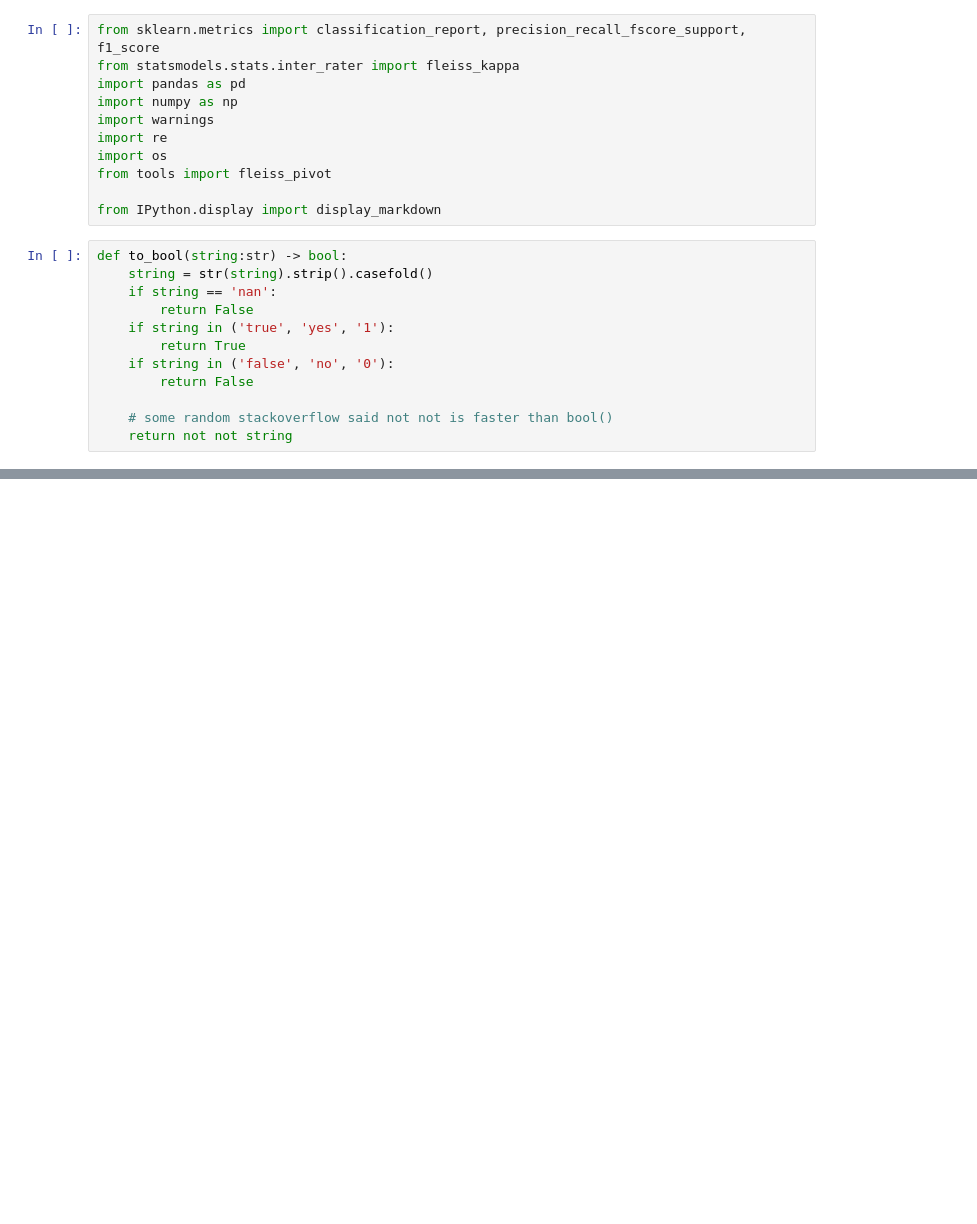
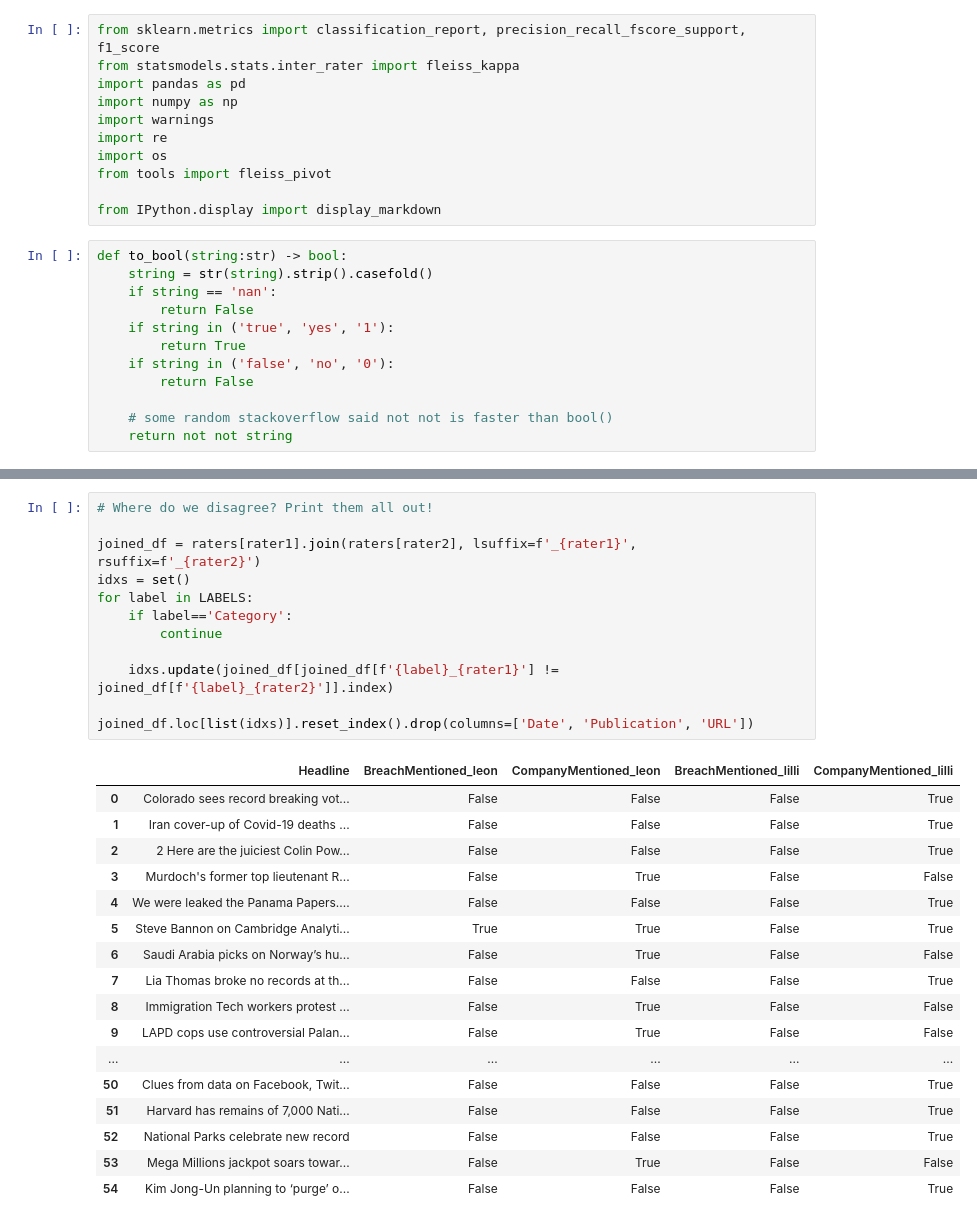
Before and after one commit to Pop101/BreachNews, a Jupyter notebook: classify/irr/irr.ipynb, the cells around one changed output, grey strips where cells are left out. Saved outputs shown, nothing was run; the diff lists cells and outputs as text; blank space fills up the shorter version.

Commit message:
Add disagreements to IRR

```diff
--- a/classify/irr/irr.ipynb
+++ b/classify/irr/irr.ipynb
@@ -181,0 +180,30 @@ Overall IRR: 0.5158170951556529
+# %%
+# Where do we disagree? Print them all out!
+
+joined_df = raters[rater1].join(raters[rater2], lsuffix=f'_{rater1}', rsuffix=f'_{rater2}')
+idxs = set()
+for label in LABELS:
+    if label=='Category':
+        continue
+
+    idxs.update(joined_df[joined_df[f'{label}_{rater1}'] != joined_df[f'{label}_{rater2}']].index)
+
+joined_df.loc[list(idxs)].reset_index().drop(columns=['Date', 'Publication', 'URL'])
+# %% [output]
+|  | Headline | BreachMentioned_leon | CompanyMentioned_leon | BreachMentioned_lilli | CompanyMentioned_lilli |
+| 0 | Colorado sees record breaking vot... | False | False | False | True |
+| 1 | Iran cover-up of Covid-19 deaths ... | False | False | False | True |
+| 2 | 2 Here are the juiciest Colin Pow... | False | False | False | True |
+| 3 | Murdoch's former top lieutenant R... | False | True | False | False |
+| 4 | We were leaked the Panama Papers.... | False | False | False | True |
+| 5 | Steve Bannon on Cambridge Analyti... | True | True | False | True |
+| 6 | Saudi Arabia picks on Norway’s hu... | False | True | False | False |
+| 7 | Lia Thomas broke no records at th... | False | False | False | True |
+| 8 | Immigration Tech workers protest ... | False | True | False | False |
+| 9 | LAPD cops use controversial Palan... | False | True | False | False |
+| ... | ... | ... | ... | ... | ... |
+| 50 | Clues from data on Facebook, Twit... | False | False | False | True |
+| 51 | Harvard has remains of 7,000 Nati... | False | False | False | True |
+| 52 | National Parks celebrate new record | False | False | False | True |
+| 53 | Mega Millions jackpot soars towar... | False | True | False | False |
+| 54 | Kim Jong-Un planning to ‘purge’ o... | False | False | False | True |
```
Also changed, not shown: parts of 6 cells of this notebook.
